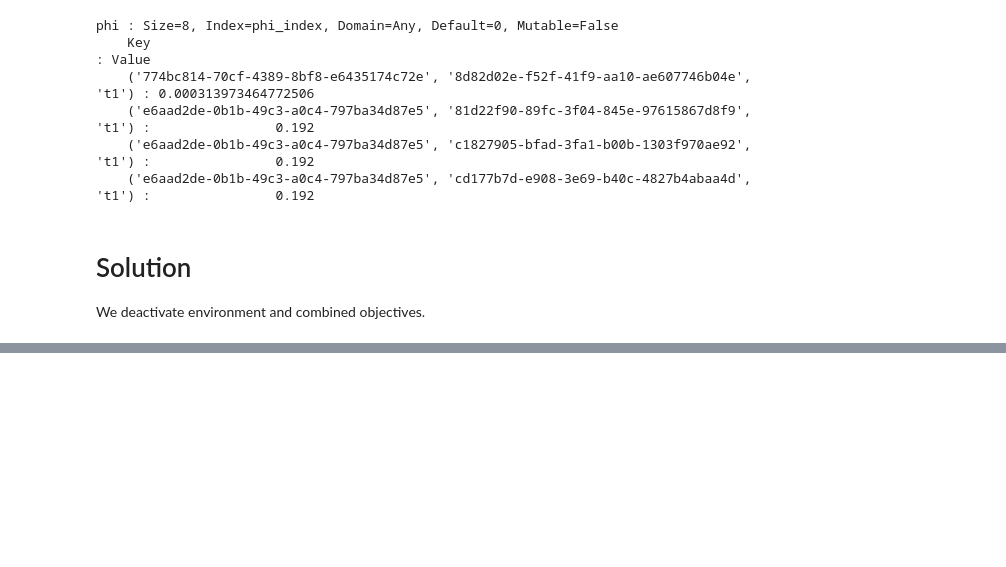
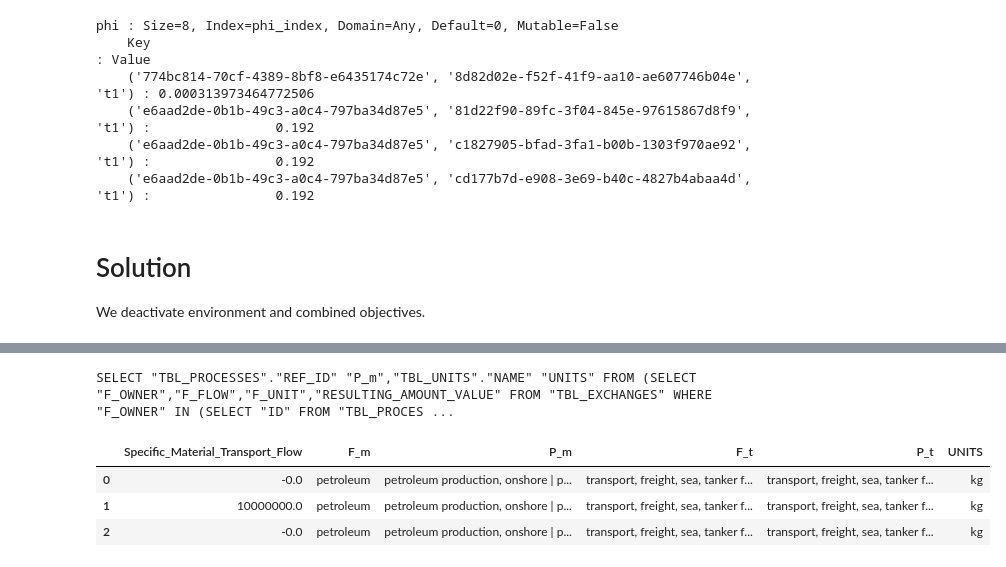
Before and after one commit to MGuo-Lab/LCA, a Jupyter notebook: notebooks/Toy_Problem_F1_Oil_Production.ipynb, the cells around one changed output, grey strips where cells are left out. Cells and saved outputs as stored; diff of their text form; code cells hidden in the pictures; blank space fills up the shorter version.

```diff
--- a/notebooks/Toy_Problem_F1_Oil_Production.ipynb
+++ b/notebooks/Toy_Problem_F1_Oil_Production.ipynb
@@ -232,0 +211,4 @@ Specific_Transport_Flow : Specific Transport Flow
+# %%
+import mola.output as mo
+pd.set_option('display.max_colwidth', 1000)
+mo.get_entity(model_instance.Flow, lookup, drop=True, units=['P_m'])
@@ -232,0 +221,8 @@ Specific_Transport_Flow : Specific Transport Flow
+# %%
+mo.get_entity(model_instance.Specific_Material_Transport_Flow, lookup, drop=True, units=['P_m'])
+# %% [output]
+SELECT "TBL_PROCESSES"."REF_ID" "P_m","TBL_UNITS"."NAME" "UNITS" FROM (SELECT "F_OWNER","F_FLOW","F_UNIT","RESULTING_AMOUNT_VALUE" FROM "TBL_EXCHANGES" WHERE "F_OWNER" IN (SELECT "ID" FROM "TBL_PROCES ...
+|  | Specific_Material_Transport_Flow | F_m | P_m | F_t | P_t | UNITS |
+| 0 | -0.0 | petroleum | petroleum production, onshore | p... | transport, freight, sea, tanker f... | transport, freight, sea, tanker f... | kg |
+| 1 | 10000000.0 | petroleum | petroleum production, onshore | p... | transport, freight, sea, tanker f... | transport, freight, sea, tanker f... | kg |
+| 2 | -0.0 | petroleum | petroleum production, onshore | p... | transport, freight, sea, tanker f... | transport, freight, sea, tanker f... | kg |
```
Also changed, not shown: parts of 9 cells of this notebook, 22 other files.
